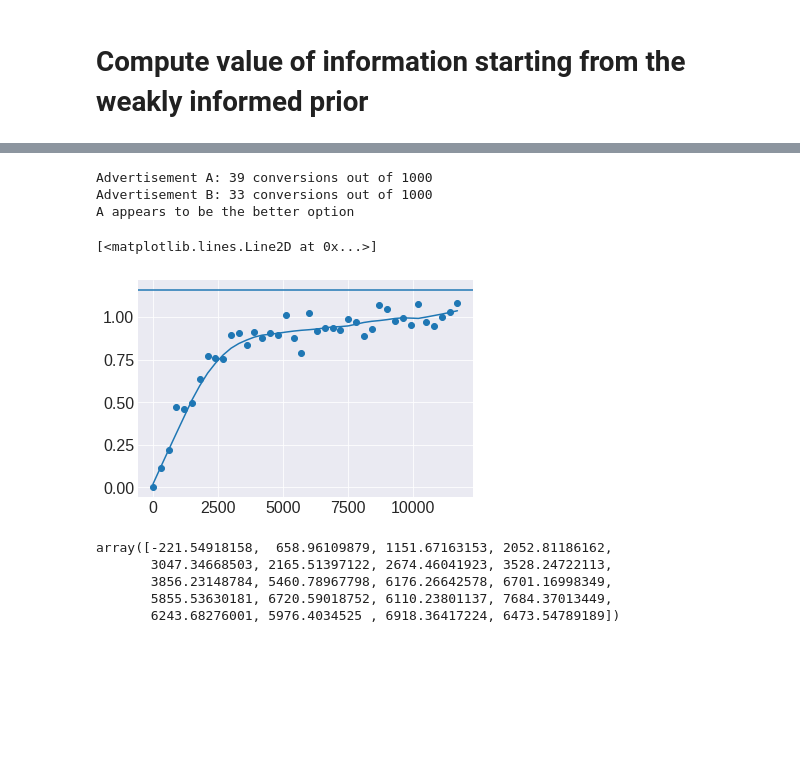
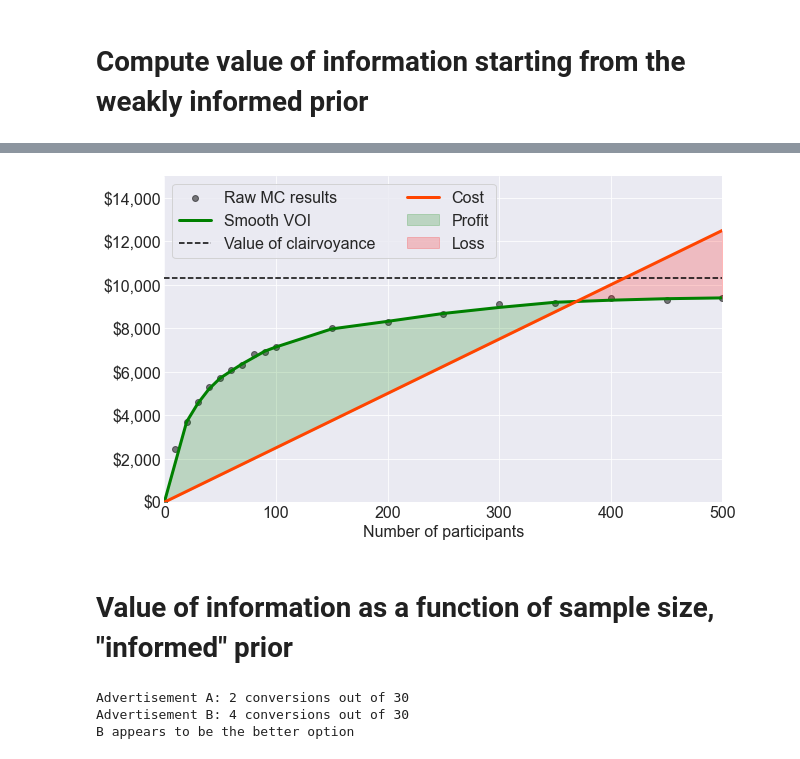
Before and after one commit to tbuffington7/valuable-AB-testing, a Jupyter notebook: AB_testing_notebook.ipynb, the cells around one changed output, grey strips where cells are left out. Drawn from its saved outputs; the diff is of its cells as text; code cells hidden in the pictures; blank space fills up the shorter version.

```diff
--- a/AB_testing_notebook.ipynb
+++ b/AB_testing_notebook.ipynb
@@ -83,9 +102,45 @@ voi = calc_voi(A, B, test_sample_size=1000)
+# %%
+def voi_vs_sample_size(sample_sizes, A, B):
+    voi_list = []
+    for size in sample_sizes:
+        voi_list.append(calc_voi(A, B, test_sample_size=size))
+    return voi_list
+# %%
+sample_sizes = [0, 10, 20, 30, 40, 50, 60, 70, 80, 90, 100, 150, 200, 250, 300, 350, 400, 450, 500]
+cost = 25*np.array(sample_sizes)
+# %%
+voi_list_original = voi_vs_sample_size(sample_sizes, A, B)
+voc_original = calc_voc(A, B)
+# %%
+def make_plot(voi_list, sample_sizes, voc, cost):
+    smooth_voi = lowess(voi_list, sample_sizes, return_sorted=False, frac=.25)
+
+    fig, ax = plt.subplots()
+    raw_points = ax.scatter(sample_sizes, voi_list, color='k', alpha=0.5)
+    voc_line = ax.axhline(voc, color='k', linestyle='--')
+    smooth_voi_line = ax.plot(sample_sizes, smooth_voi, color='green', linewidth=3)[0]
+    cost_line = ax.plot(sample_sizes, cost, color='orangered', linewidth=3)[0]
+    profit_region = ax.fill_between(sample_sizes, cost, smooth_voi, color='green', where=smooth_voi >= cost, alpha=0.2, interpolate=True)
+    loss_region = ax.fill_between(sample_sizes, cost, smooth_voi, color='red', where=cost > smooth_voi, alpha=0.2, interpolate=True)
+    ax.set_xlabel("Number of participants")
+    ax.yaxis.set_major_formatter(mpl.ticker.StrMethodFormatter('${x:,.0f}'))
+    ax.legend([raw_points, smooth_voi_line, voc_line, cost_line, profit_region, loss_region],
+               ["Raw MC results", "Smooth VOI", "Value of clairvoyance", "Cost", "Profit", "Loss"],
+               loc='upper left', frameon=True, ncol=2)
+    ax.set_xlim(0,np.max(sample_sizes))
+    ax.set_ylim(0, 15000)
+# %%
+make_plot(voi_list_original, sample_sizes, voc_original, cost)
+# %% [output]
+[figure, added]
+# %% [markdown]
+# Value of information as a function of sample size, "informed" prior
 # %%
-np.random.seed(46)
+np.random.seed(113)
 A = Advertisement(alpha, beta, conversion_rate_value)
 B = Advertisement(alpha, beta, conversion_rate_value)
-updated_value = simulate_test(A, B, test_sample_size=1000, verbose=True, update_objects=True)
+updated_value = simulate_test(A, B, test_sample_size=30, verbose=True, update_objects=True)
 # %% [output]
-Advertisement A: 39 conversions out of 1000
-Advertisement B: 33 conversions out of 1000
-A appears to be the better option
+Advertisement A: 2 conversions out of 30
+Advertisement B: 4 conversions out of 30
+B appears to be the better option
@@ -97,17 +146,0 @@ for size in sample_sizes:
-# %%
-plt.scatter(sample_sizes, voi_list)
-voc = calc_voc(A, B)
-smooth_y = lowess(voi_list, sample_sizes, return_sorted=False, frac=0.3)
-plt.axhline(voc)
-plt.plot(sample_sizes, smooth_y)
-# %% [output]
-[<matplotlib.lines.Line2D at 0x...>]
-[figure, removed]
-# %%
-smooth_y
-# %% [output]
-array([-221.54918158,  658.96109879, 1151.67163153, 2052.81186162,
-       3047.34668503, 2165.51397122, 2674.46041923, 3528.24722113,
-       3856.23148784, 5460.78967798, 6176.26642578, 6701.16998349,
-       5855.53630181, 6720.59018752, 6110.23801137, 7684.37013449,
-       6243.68276001, 5976.4034525 , 6918.36417224, 6473.54789189])
```
Also changed, not shown: parts of 22 cells of this notebook, 1 other file.
